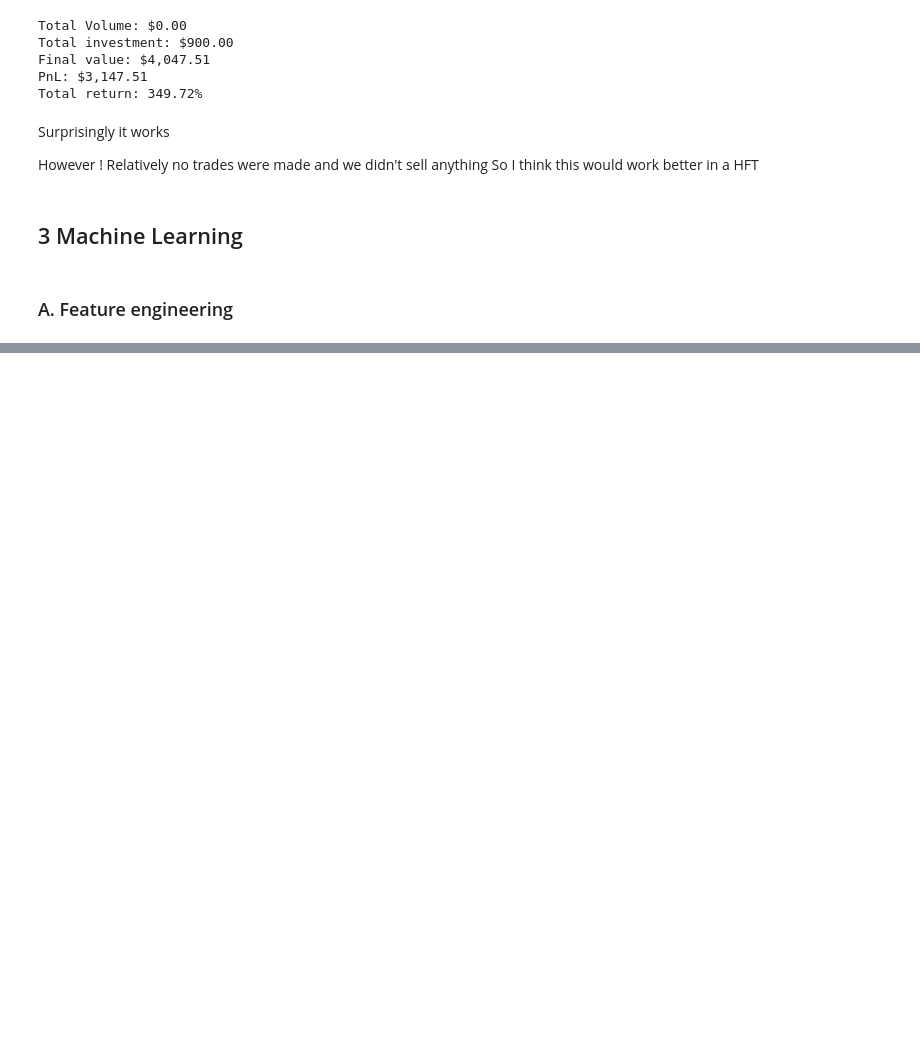
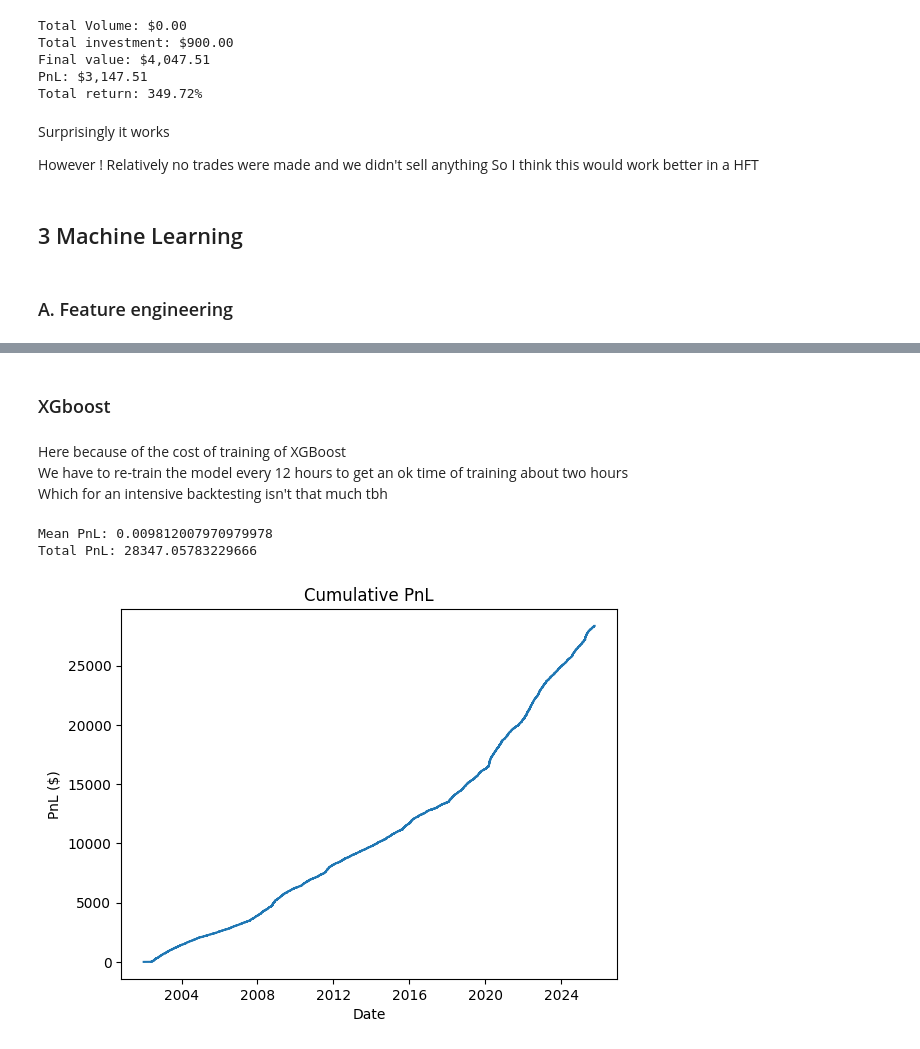
Before and after one commit to AloisECN/SP_Quant_strategies, a Jupyter notebook: main.ipynb, the cells around one changed output, grey strips where cells are left out. Drawn from its saved outputs; the diff is of its cells as text; code cells hidden in the pictures; blank space fills up the shorter version.

```diff
--- a/main.ipynb
+++ b/main.ipynb
@@ -219,0 +302,10 @@ So I think this would work better in a HFT
+# %% [markdown]
+### XGboost
+# %%
+df_ML = df.copy()
+df_ML = feature_engineering(df_ML)
+df_ML = df_ML[df_ML["Date"] >= "01/01/2002"] #to get all the rollings ok
+# %% [markdown]
+Here because of the cost of training of XGBoost\
+We have to re-train the model every 12 hours to get an ok time of training about two hours\
+Which for an intensive backtesting isn't that much tbh
@@ -219,0 +358,19 @@ So I think this would work better in a HFT
+# %%
+capital = 1000
+df_ML["signal"] = (df_ML["pred_Open_h+1"] > df_ML["Open"]).astype(int)
+df_ML["return_realized"] = (df_ML["Open"].shift(-1) - df_ML["Open"]) / df_ML["Open"]
+df_ML["PnL"] = capital * df_ML["signal"] * df_ML["return_realized"]
+df_ML["PnL_cum"] = df_ML["PnL"].cumsum()
+
+print("Mean PnL:", df_ML["PnL"].mean())
+print("Total PnL:", df_ML["PnL"].sum())
+
+plt.plot(df_ML["Date"], df_ML["PnL_cum"])
+plt.title("Cumulative PnL")
+plt.xlabel("Date")
+plt.ylabel("PnL ($)")
+plt.show()
+# %% [output]
+Mean PnL: 0.009812007970979978
+Total PnL: 28347.05783229666
+[figure, added]
```
Also changed, not shown: parts of 8 cells of this notebook, 1 other file.
